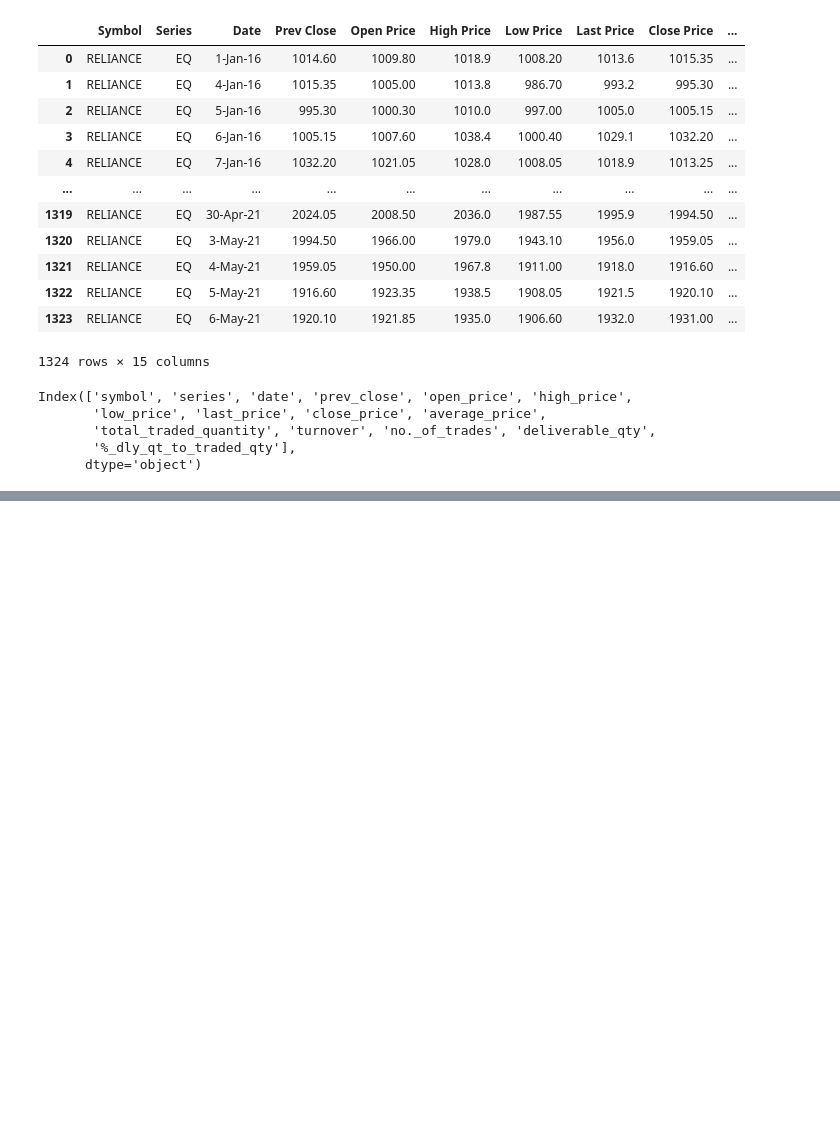
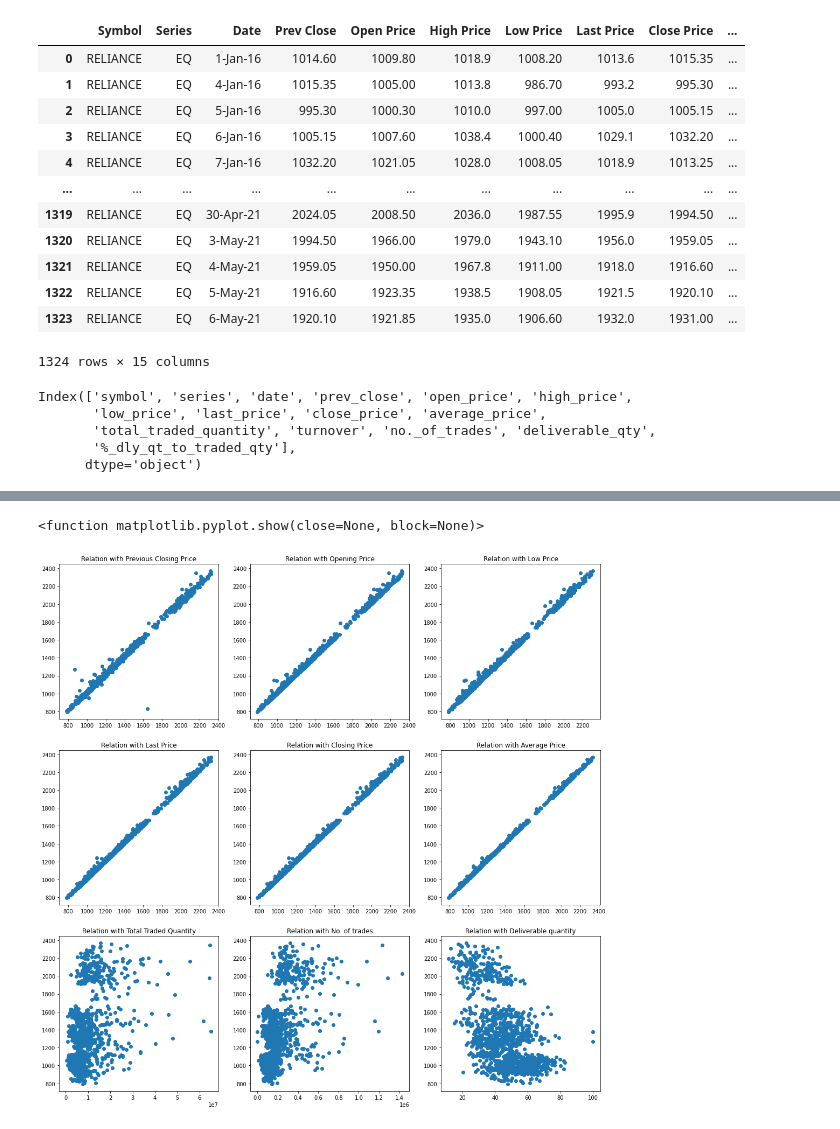
Before and after one commit to Raj-Pansuriya/Data_Science, a Jupyter notebook: linear_regression.ipynb, the cells around one changed output, grey strips where cells are left out. Cells and saved outputs as stored; diff of their text form; code cells hidden in the pictures; blank space fills up the shorter version.

```diff
--- a/linear_regression.ipynb
+++ b/linear_regression.ipynb
@@ -55,0 +144,45 @@ Index(['symbol', 'series', 'date', 'prev_close', 'open_price', 'high_price',
+# %%
+plt.figure(figsize=(18,18))
+
+plt.subplot(3,3,1)
+plt.scatter(data.prev_close,data.high_price)
+plt.title('Relation with Previous Closing Price')
+
+plt.subplot(3,3,2)
+plt.scatter(data.open_price,data.high_price)
+plt.title('Relation with Opening Price')
+
+plt.subplot(3,3,3)
+plt.scatter(data.low_price,data.high_price)
+plt.title('Relation with Low Price')
+
+plt.subplot(3,3,4)
+plt.scatter(data.last_price,data.high_price)
+plt.title('Relation with Last Price')
+
+plt.subplot(3,3,5)
+plt.scatter(data.close_price,data.high_price)
+plt.title('Relation with Closing Price')
+
+plt.subplot(3,3,6)
+plt.scatter(data.average_price,data.high_price)
+plt.title('Relation with Average Price')
+
+plt.subplot(3,3,7)
+plt.scatter(data.total_traded_quantity,data.high_price)
+plt.title('Relation with Total Traded Quantity')
+
+
+plt.subplot(3,3,8)
+plt.scatter(data['no._of_trades'],data.high_price)
+plt.title('Relation with No. of trades')
+
+plt.subplot(3,3,9)
+plt.scatter(data['%_dly_qt_to_traded_qty'],data.high_price)
+plt.title('Relation with Deliverable quantity')
+
+
+plt.show
+# %% [output]
+<function matplotlib.pyplot.show(close=None, block=None)>
+[figure, added]
```
Also changed, not shown: parts of 9 cells of this notebook.
